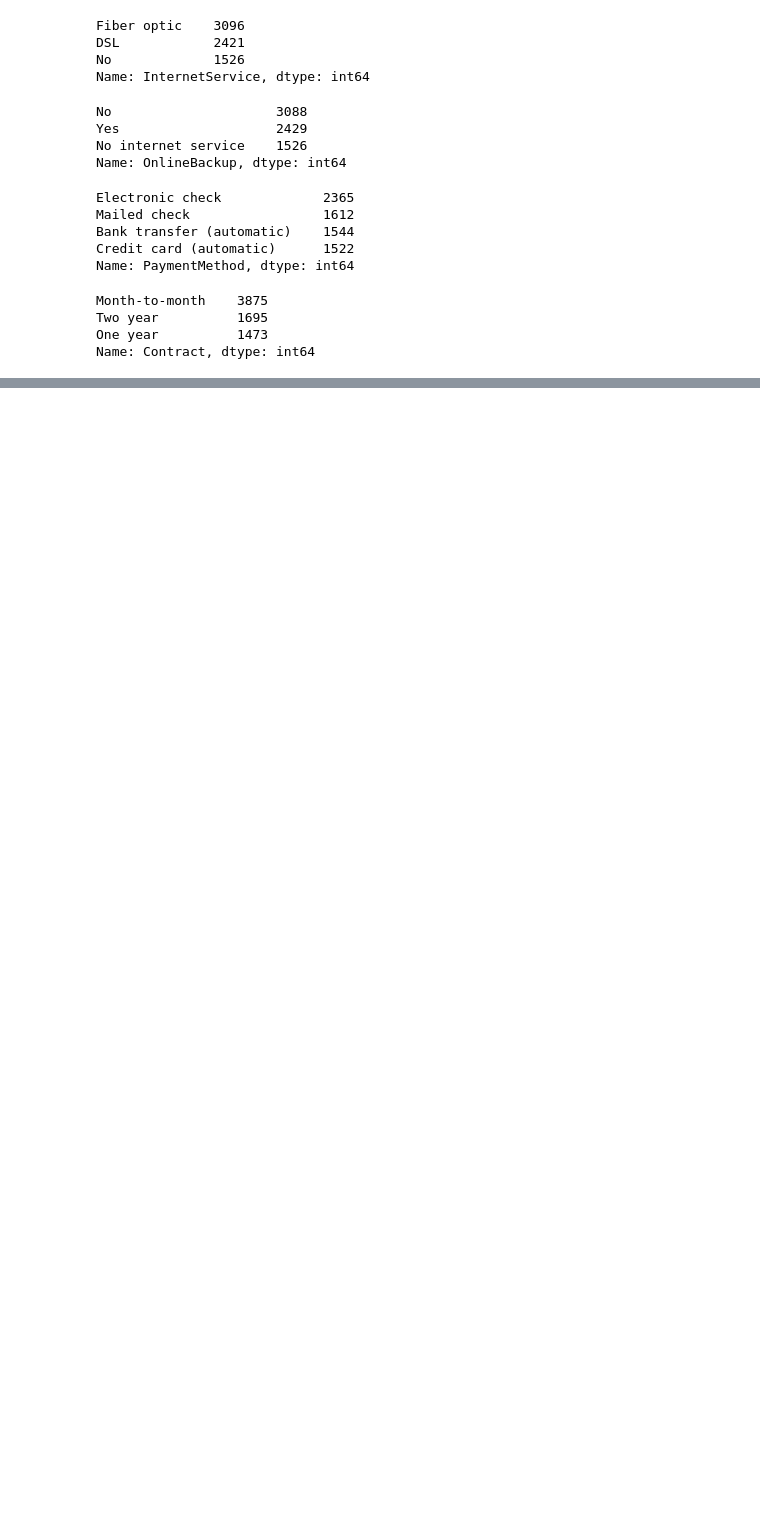
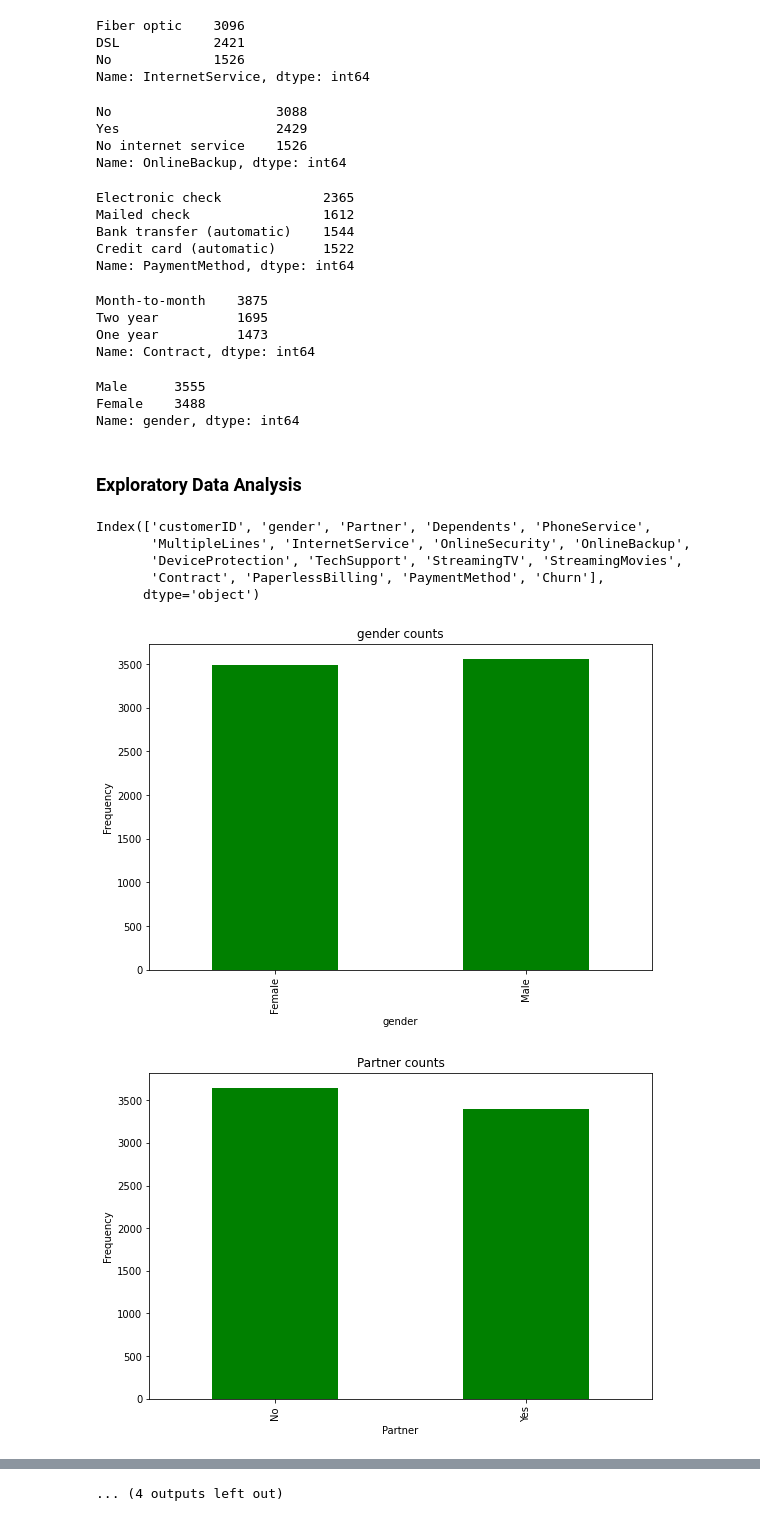
Before and after one commit to raushan9jnv/Churn-Predict, a Jupyter notebook: Submitted_Assignment_Logistic_Regression.ipynb, the cells around one changed output, grey strips where cells are left out. Saved outputs shown, nothing was run; the diff lists cells and outputs as text; code cells hidden in the pictures; blank space fills up the shorter version.

```diff
--- a/Submitted_Assignment_Logistic_Regression.ipynb
+++ b/Submitted_Assignment_Logistic_Regression.ipynb
@@ -200,3 +211,34 @@ Month-to-month    3875
 Two year          1695
 One year          1473
 Name: Contract, dtype: int64
+# %%
+df['gender'].value_counts()
+# %% [output]
+Male      3555
+Female    3488
+Name: gender, dtype: int64
+# %% [markdown]
+### Exploratory Data Analysis
+# %%
+#extracting categorical feature
+categorical_features = df.describe(include=['object','category']).columns
+categorical_features
+# %% [output]
+Index(['customerID', 'gender', 'Partner', 'Dependents', 'PhoneService',
+       'MultipleLines', 'InternetService', 'OnlineSecurity', 'OnlineBackup',
+       'DeviceProtection', 'TechSupport', 'StreamingTV', 'StreamingMovies',
+       'Contract', 'PaperlessBilling', 'PaymentMethod', 'Churn'],
+      dtype='object')
+# %%
+for col in categorical_features[1:]:
+    counts = df[col].value_counts().sort_index()
+    fig = plt.figure(figsize=(9, 6))
+    ax = fig.gca()
+    counts.plot.bar(ax = ax, color='green')
+    ax.set_title(col + ' counts')
+    ax.set_xlabel(col)
+    ax.set_ylabel("Frequency")
+plt.show()
+# %% [output]
+[figure, added]
+[figure, added]
@@ -202,0 +255 @@ Name: Contract, dtype: int64
+... (4 outputs left out)
```
Also changed, not shown: parts of 34 cells of this notebook.
